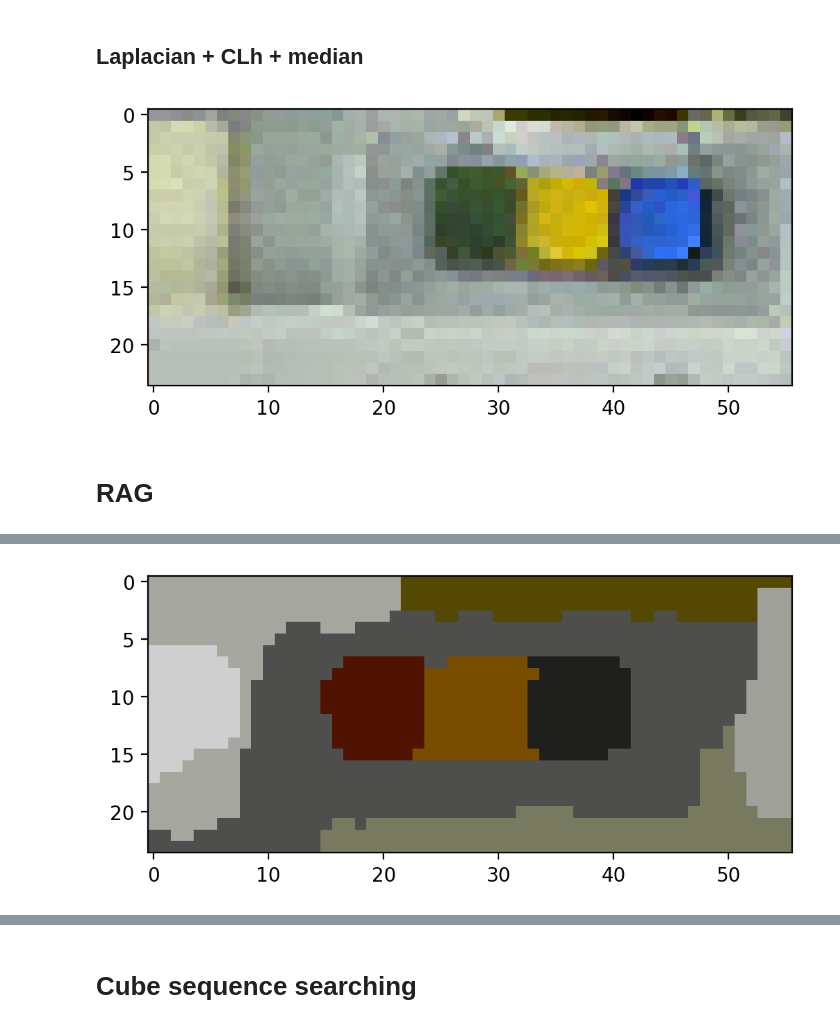
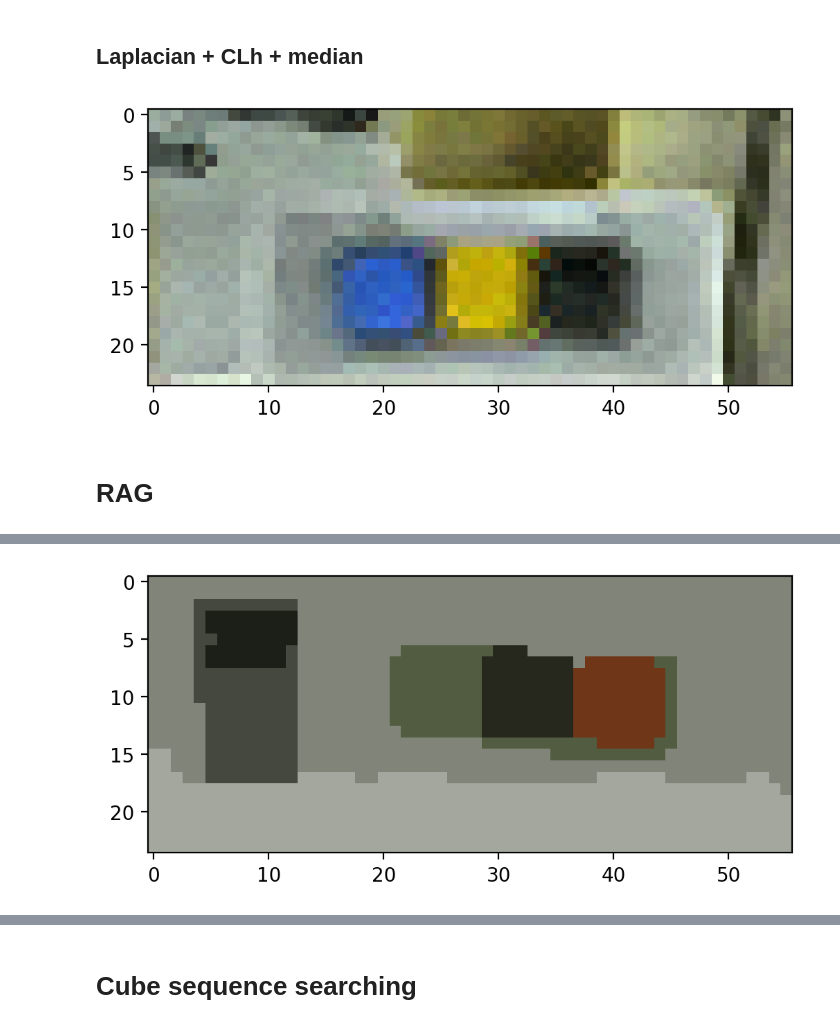
Before and after one commit to SkoltechRobotics/Eurobot2018, a Jupyter notebook: ComputerVision/CubeSequenceRecognition/PlanRecognition.ipynb, the cells around one changed output, grey strips where cells are left out. Cells and saved outputs as stored; diff of their text form; code cells hidden in the pictures.

Commit message:
Add some images

```diff
--- a/ComputerVision/CubeSequenceRecognition/PlanRecognition.ipynb
+++ b/ComputerVision/CubeSequenceRecognition/PlanRecognition.ipynb
@@ -68,3 +91,19 @@ ax.imshow(img);
 # Projection transformation using specific matrix
 # %%
 step = 4
+# %%
+# img_points = np.float32([(743, 590), (744, 527), (860, 528), (861, 596)])
+# h_border = 3 * step * 2
+# w_border = 20 * step * 2
+img_points = np.float32([(798, 549), (798, 488), (912, 487), (912, 553)])
+# d_point = np.float32((730, 460))
+# img_points -= d_point
+h_border = 3 * step * 2
+w_border = 7 * step * 2
+h_rect = int(130 / 30 * step)
+w_rect = int(300 / 30 * step)
+dw = (w_border - w_rect) / 2
+dh = (h_border - h_rect) / 2
+real_points = np.float32([(dw, h_border - dh), (dw, dh),
+                          (w_border - dw, dh), (w_border - dw, h_border - dh)])
+M = cv2.getPerspectiveTransform(img_points, real_points)
@@ -89,0 +142,20 @@ ax.imshow(small_img);
+# %%
+# img2 = cv2.cvtColor(small_img, cv2.COLOR_RGB2HSV)
+# img2[:, :, 1] = skimage.exposure.adjust_sigmoid(img2[:, :, 1], 0.25, 10)
+# img2[:, :, 2] = skimage.exposure.adjust_sigmoid(img2[:, :, 2], 0.30, 10)
+# gaus_img = cv2.cvtColor(img2, cv2.COLOR_HSV2RGB)
+gaus_img = small_img
+gaus_img = (skimage.filters.gaussian(gaus_img) * 255).astype(np.uint8)
+fig, ax = plt.subplots(1, 1, figsize=(6, 4), dpi=200)
+
+img_1 = gaus_img
+c = -0.50
+img_1 = c * cv2.Laplacian(img_1 / 255, cv2.CV_64F) + img_1 / 255
+img_1 = (255 * img_1.clip(0, 1)).astype(np.uint8)
+gaus_img=img_1
+
+# img2 = cv2.cvtColor(gaus_img, cv2.COLOR_RGB2HSV)
+# img2[:, :, 1] = skimage.exposure.adjust_sigmoid(img2[:, :, 1], 0.25, 10)
+# img2[:, :, 2] = skimage.exposure.adjust_sigmoid(img2[:, :, 2], 0.30, 10)
+# gaus_img = cv2.cvtColor(img2, cv2.COLOR_HSV2RGB)
+ax.imshow(gaus_img);
@@ -145,13 +221,8 @@ clahe = cv2.createCLAHE(clipLimit=3.0, tileGridSize=(step, step))
 clh_img_1[:, :, 2] = clahe.apply(clh_img_1[:, :, 2])
 clh_img_1 = cv2.cvtColor(clh_img_1, cv2.COLOR_HSV2RGB)
 
-# img2 = cv2.cvtColor(clh_img_1, cv2.COLOR_RGB2HSV)
-# img2[:, :, 1] = np.where(img2[:, :, 1] > np.mean(img2[:, :, 1]), 255, 0)
-# img2[:, :, 2] = np.where(img2[:, :, 2] > 125, 255, 2 * img2[:, :, 2])
-# img_1 = cv2.cvtColor(img2, cv2.COLOR_HSV2RGB)
-
 img_1 = clh_img_1
-c = -0.40
+c = -0.50
 img_1 = c * cv2.Laplacian(img_1 / 255, cv2.CV_64F) + img_1 / 255
 img_1 = (255 * img_1.clip(0, 1)).astype(np.uint8)
 clh_img_1 = img_1
@@ -159,7 +230,7 @@ clh_img_1 = img_1
 fig, ax = plt.subplots(1, 1, figsize=(6, 4), dpi=200)
 ax.imshow(clh_img_1);
 # %% [output]
-[figure, old version]
+[figure, new version]
 # %% [markdown]
 # RAG
 # %%
@@ -208,11 +279,13 @@ def merge_mean_color(graph, src, dst):
                                      graph.node[dst]['pixel count'])
 
 
-input_img = clh_contr_img
-labels = skimage.segmentation.slic(input_img, compactness=10, n_segments=20)
+input_img = gaus_img
+h, w = input_img.shape[:2]
+
+labels = skimage.segmentation.slic(input_img, compactness=10, n_segments=h * w // 50)
 g = skimage.future.graph.rag_mean_color(input_img, labels)
 
-labels2 = skimage.future.graph.merge_hierarchical(labels, g, thresh=50, rag_copy=False,
+labels2 = skimage.future.graph.merge_hierarchical(labels, g, thresh=40, rag_copy=False,
                                    in_place_merge=True,
                                    merge_func=merge_mean_color,
                                    weight_func=_weight_mean_color)
@@ -225,3 +299,3 @@ Wall time: 82.2 ms
-[figure, old version]
+[figure, new version]
 # %%
 img2 = cv2.cvtColor(rag_img, cv2.COLOR_RGB2HSV)
```
Also changed, not shown: parts of 43 cells of this notebook, 19 other files.
